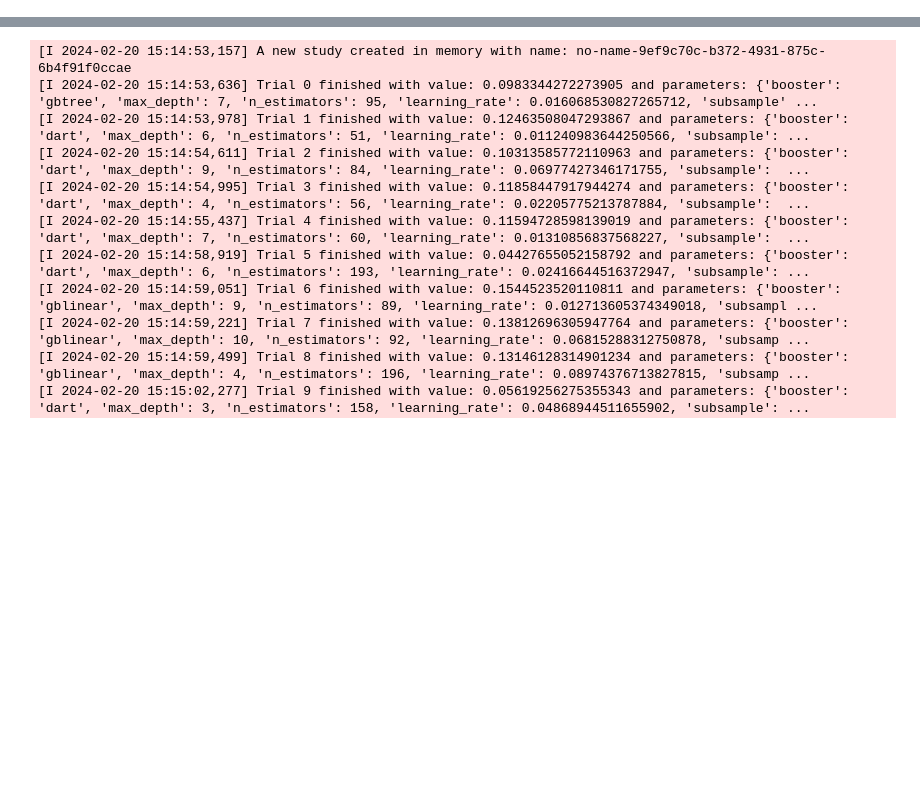
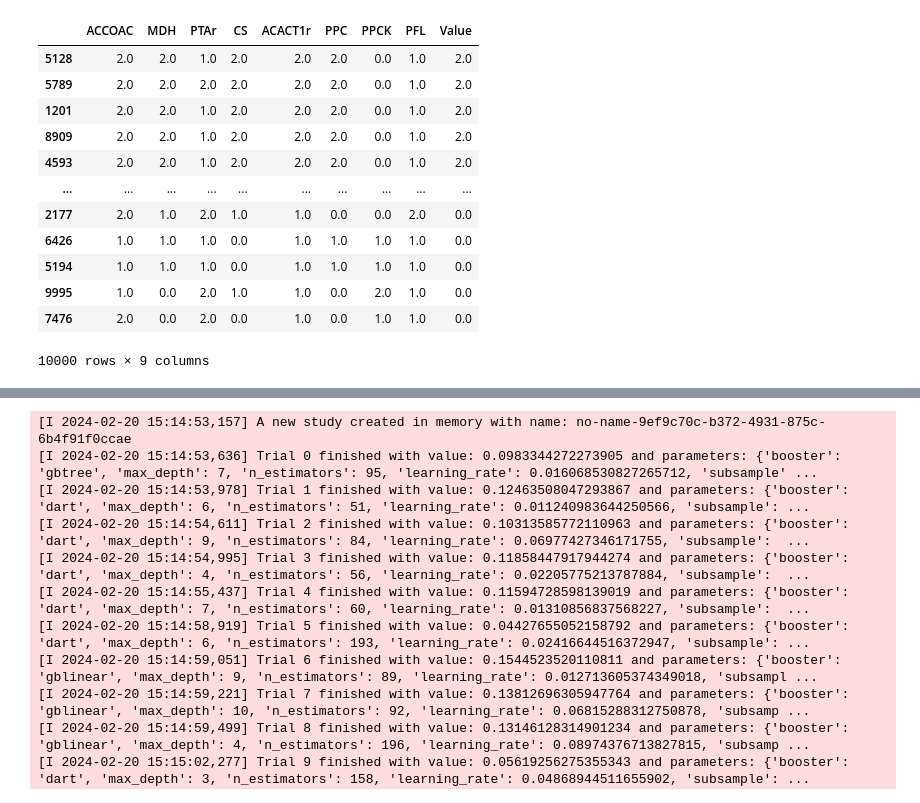
Before and after one commit to costasmexis/straindesignXAI, a Jupyter notebook: notebooks/Isoprenol_manual.ipynb, the cells around one changed output, grey strips where cells are left out. Saved outputs shown, nothing was run; the diff lists cells and outputs as text; code cells hidden in the pictures; blank space fills up the shorter version.

```diff
--- a/notebooks/Isoprenol_manual.ipynb
+++ b/notebooks/Isoprenol_manual.ipynb
@@ -132,0 +149,3 @@ Epoch 4511/5000
+# %%
+# Get the latent representation of the input data
+X_train_encoded = encoder.predict(X_train)
@@ -132,0 +154,3 @@ Epoch 4511/5000
+# %%
+X_train_encoded = pd.DataFrame(X_train_encoded, index=df.index, columns=[f"z_{i}" for i in range(latent_dim)])
+X_train_encoded['prod'] = y_train
@@ -133,3 +171,35 @@ Epoch 4511/5000
+# %%
+target_mean = X_train_encoded.sort_values(by='prod', ascending=False).head(10).drop('prod', axis=1).mean().values
+target_std_dev = 0.1
+
+# Generate new samples
+z = []
+for i in range(10000):
+    epsilon = np.random.normal(0, 1, latent_dim)
+    zz = target_mean + np.exp(0.5 * target_std_dev) * epsilon
+    z.append(zz)
+
+# Transrom z from list of arrays to numpy array
+z = np.array(z)
+generated_samples = decoder.predict(z)
+# generated_samples = scaler.inverse_transform(generated_samples)
+generated_samples = pd.DataFrame(generated_samples, columns=[INPUT_VARS+RESPONSE_VARS])
+generated_samples.sort_values(by=('Value',), ascending=False, inplace=True)
+(generated_samples.round(1)*2).round(0)
+# %% [output]
+|  | ACCOAC | MDH | PTAr | CS | ACACT1r | PPC | PPCK | PFL | Value |
+| 5128 | 2.0 | 2.0 | 1.0 | 2.0 | 2.0 | 2.0 | 0.0 | 1.0 | 2.0 |
+| 5789 | 2.0 | 2.0 | 2.0 | 2.0 | 2.0 | 2.0 | 0.0 | 1.0 | 2.0 |
+| 1201 | 2.0 | 2.0 | 1.0 | 2.0 | 2.0 | 2.0 | 0.0 | 1.0 | 2.0 |
+| 8909 | 2.0 | 2.0 | 1.0 | 2.0 | 2.0 | 2.0 | 0.0 | 1.0 | 2.0 |
+| 4593 | 2.0 | 2.0 | 1.0 | 2.0 | 2.0 | 2.0 | 0.0 | 1.0 | 2.0 |
+| ... | ... | ... | ... | ... | ... | ... | ... | ... | ... |
+| 2177 | 2.0 | 1.0 | 2.0 | 1.0 | 1.0 | 0.0 | 0.0 | 2.0 | 0.0 |
+| 6426 | 1.0 | 1.0 | 1.0 | 0.0 | 1.0 | 1.0 | 1.0 | 1.0 | 0.0 |
+| 5194 | 1.0 | 1.0 | 1.0 | 0.0 | 1.0 | 1.0 | 1.0 | 1.0 | 0.0 |
+| 9995 | 1.0 | 0.0 | 2.0 | 1.0 | 1.0 | 0.0 | 2.0 | 1.0 | 0.0 |
+| 7476 | 2.0 | 0.0 | 2.0 | 0.0 | 1.0 | 0.0 | 1.0 | 1.0 | 0.0 |
+10000 rows × 9 columns
 # %%
 # # # Uncomment to run model selection
 # modelSelection(X_train, y_train)
```
Also changed, not shown: parts of 6 cells of this notebook, 17 other files.
